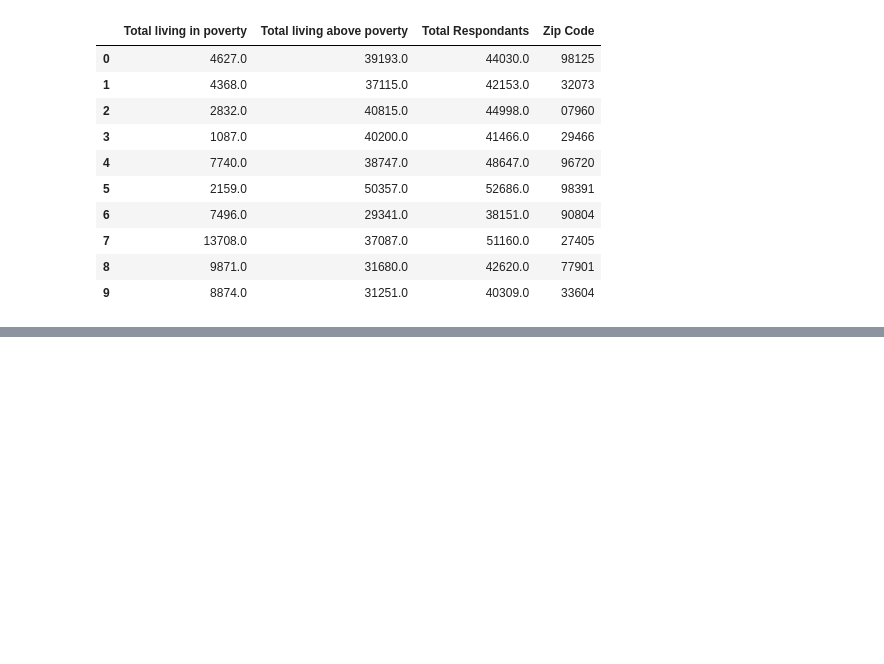
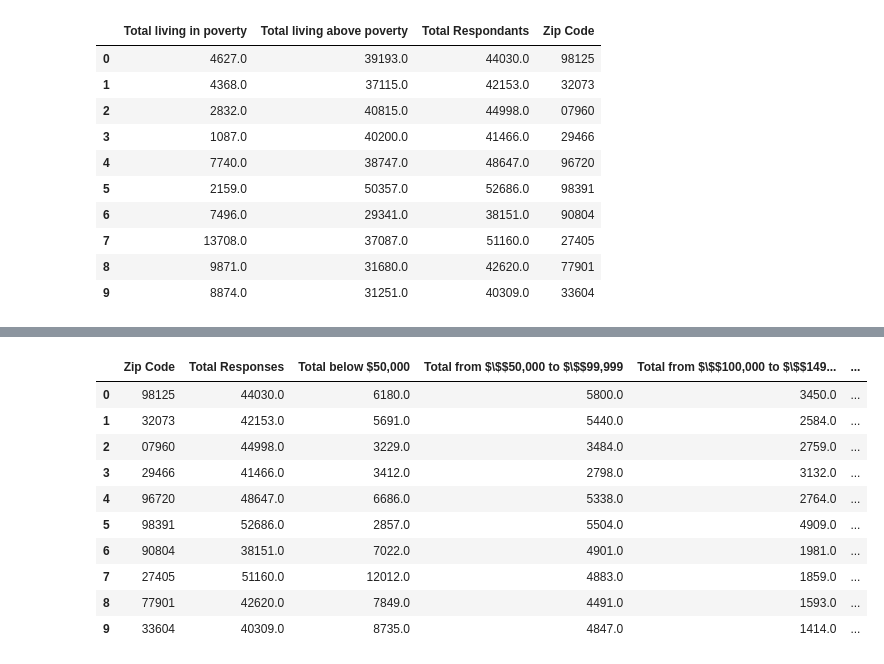
Before and after one commit to OP78142/proj-1-g4, a Jupyter notebook: ProjectWork.ipynb, the cells around one changed output, grey strips where cells are left out. Saved outputs shown, nothing was run; the diff lists cells and outputs as text; code cells hidden in the pictures; blank space fills up the shorter version.

```diff
--- a/ProjectWork.ipynb
+++ b/ProjectWork.ipynb
@@ -448,3 +257,46 @@ census_pd_Income_Highest
 | 7 | 60201 | 5519.0 | 2917.0 | 2220.0 | 1065.0 | ... |
 | 8 | 10458 | 17851.0 | 7939.0 | 1947.0 | 650.0 | ... |
 | 9 | 10012 | 2902.0 | 2675.0 | 2333.0 | 1060.0 | ... |
+# %%
+census_data_Income_Random = c.acs5.get(("B19001_002E","B19001_003E","B19001_004E","B19001_005E","B19001_006E",
+                                         "B19001_007E","B19001_008E","B19001_009E","B19001_010E","B19001_011E",
+                                         "B19001_012E","B19001_013E","B19001_014E","B19001_015E","B19001_016E",
+                                         "B19001_017E","B01003_001E"), {"for": "zip code tabulation area:98125,98391,27405,32073,33604,90804,96720,29466,07960,77901"})
+census_pd_Income_Random = pd.DataFrame(census_data_Income_Random)
+
+census_pd_Income_Random["Total below $50,000"] = (census_pd_Income_Random["B19001_002E"]+census_pd_Income_Random["B19001_003E"]+
+census_pd_Income_Random["B19001_004E"]+census_pd_Income_Random["B19001_005E"]+
+census_pd_Income_Random["B19001_006E"]+census_pd_Income_Random["B19001_007E"]+
+census_pd_Income_Random["B19001_008E"]+census_pd_Income_Random["B19001_009E"]+
+census_pd_Income_Random["B19001_010E"])
+census_pd_Income_Random["Total from $\$$50,000 to $\$$99,999"] =(census_pd_Income_Random["B19001_011E"]+census_pd_Income_Random["B19001_012E"]+
+census_pd_Income_Random["B19001_013E"])
+census_pd_Income_Random["Total from $\$$100,000 to $\$$149,999"] =(census_pd_Income_Random["B19001_014E"]+census_pd_Income_Random["B19001_015E"])
+census_pd_Income_Random["Total from $\$$150,000 to $\$$199,999"] =census_pd_Income_Random["B19001_016E"]
+census_pd_Income_Random["Total above $\$$200,000"] =census_pd_Income_Random["B19001_017E"]
+census_pd_Income_Random["Zip Code"] = census_pd_Income_Random["zip code tabulation area"]
+census_pd_Income_Random["Total Responses"] = census_pd_Income_Random["B01003_001E"]
+
+census_pd_Income_Random = census_pd_Income_Random[[
+"Zip Code",
+"Total Responses",
+"Total below $50,000",
+"Total from $\$$50,000 to $\$$99,999",
+"Total from $\$$100,000 to $\$$149,999",
+"Total from $\$$150,000 to $\$$199,999",
+"Total above $\$$200,000"
+]]
+
+census_pd_Income_Random
+# %% [output]
+|  | Zip Code | Total Responses | Total below $50,000 | Total from $\$$50,000 to $\$$99,999 | Total from $\$$100,000 to $\$$149... | ... |
+| 0 | 98125 | 44030.0 | 6180.0 | 5800.0 | 3450.0 | ... |
+| 1 | 32073 | 42153.0 | 5691.0 | 5440.0 | 2584.0 | ... |
+| 2 | 07960 | 44998.0 | 3229.0 | 3484.0 | 2759.0 | ... |
+| 3 | 29466 | 41466.0 | 3412.0 | 2798.0 | 3132.0 | ... |
+| 4 | 96720 | 48647.0 | 6686.0 | 5338.0 | 2764.0 | ... |
+| 5 | 98391 | 52686.0 | 2857.0 | 5504.0 | 4909.0 | ... |
+| 6 | 90804 | 38151.0 | 7022.0 | 4901.0 | 1981.0 | ... |
+| 7 | 27405 | 51160.0 | 12012.0 | 4883.0 | 1859.0 | ... |
+| 8 | 77901 | 42620.0 | 7849.0 | 4491.0 | 1593.0 | ... |
+| 9 | 33604 | 40309.0 | 8735.0 | 4847.0 | 1414.0 | ... |
```
Also changed, not shown: parts of 13 cells of this notebook.
